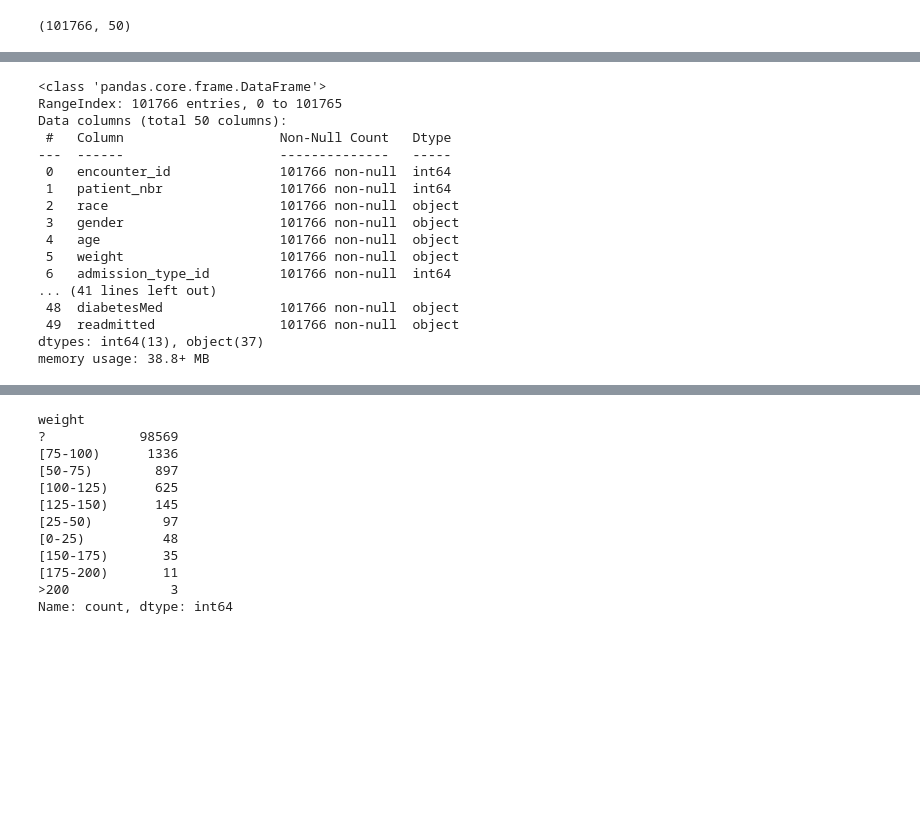
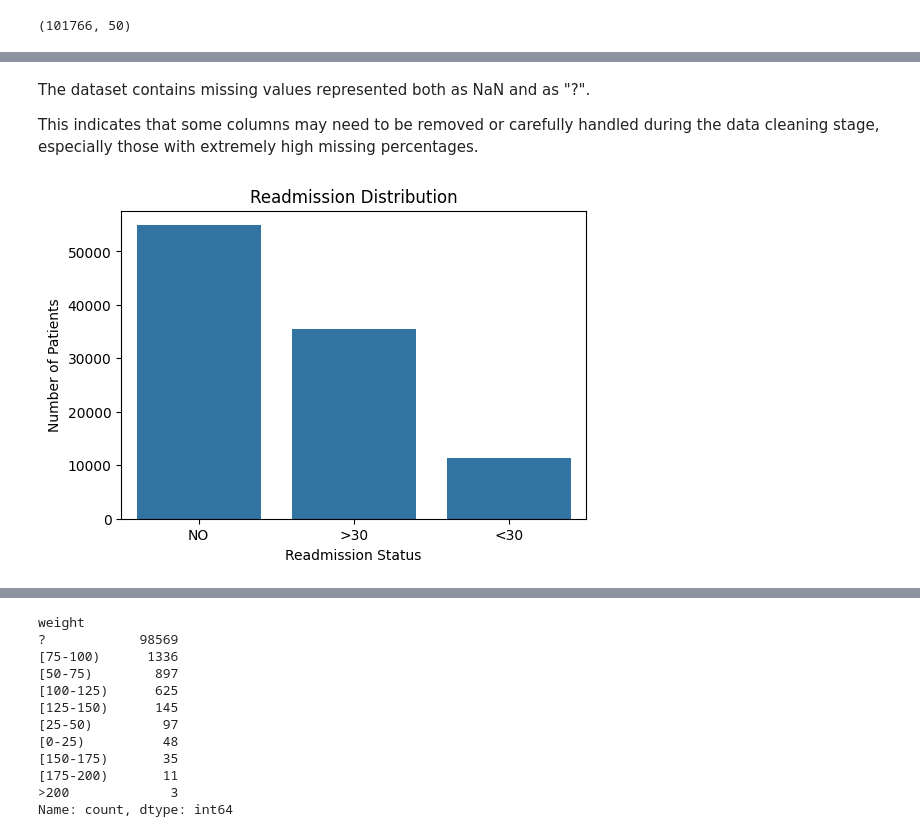
Before and after one commit to samirakhalil1993/readmission-hospital-analysis, a Jupyter notebook: notebooks/eda.ipynb, the cells around one changed output, grey strips where cells are left out. Saved outputs shown, nothing was run; the diff lists cells and outputs as text; code cells hidden in the pictures; blank space fills up the shorter version.

```diff
--- a/notebooks/eda.ipynb
+++ b/notebooks/eda.ipynb
@@ -36,20 +86,17 @@ Index(['encounter_id', 'patient_nbr', 'race', 'gender', 'age', 'weight',
-# %%
-df.info()
-# %% [output]
-<class 'pandas.core.frame.DataFrame'>
-RangeIndex: 101766 entries, 0 to 101765
-Data columns (total 50 columns):
- #   Column                    Non-Null Count   Dtype
----  ------                    --------------   -----
- 0   encounter_id              101766 non-null  int64
- 1   patient_nbr               101766 non-null  int64
- 2   race                      101766 non-null  object
- 3   gender                    101766 non-null  object
- 4   age                       101766 non-null  object
- 5   weight                    101766 non-null  object
- 6   admission_type_id         101766 non-null  int64
-... (41 lines left out)
- 48  diabetesMed               101766 non-null  object
- 49  readmitted                101766 non-null  object
-dtypes: int64(13), object(37)
-memory usage: 38.8+ MB
+# %% [markdown]
+The dataset contains missing values represented both as NaN and as "?".
+
+This indicates that some columns may need to be removed or carefully handled during the data cleaning stage, especially those with extremely high missing percentages.
+# %%
+
+# Visualize target variable distribution
+plt.figure(figsize=(6,4))
+sns.countplot(x="readmitted", data=df)
+
+plt.title("Readmission Distribution")
+plt.xlabel("Readmission Status")
+plt.ylabel("Number of Patients")
+
+plt.show()
+# %% [output]
+[figure, added]
```
Also changed, not shown: parts of 34 cells of this notebook.
